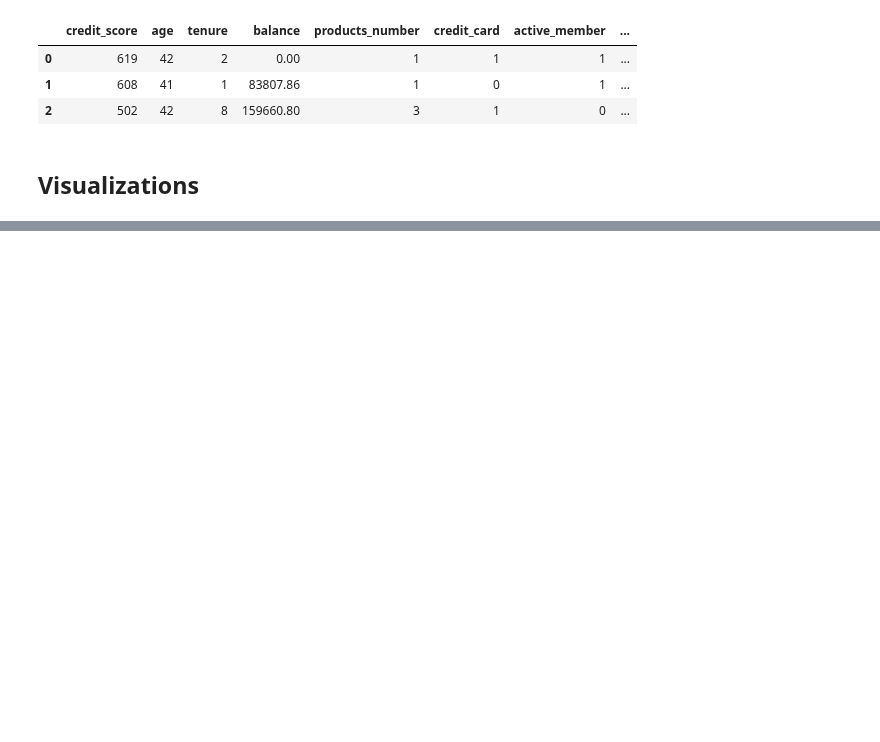
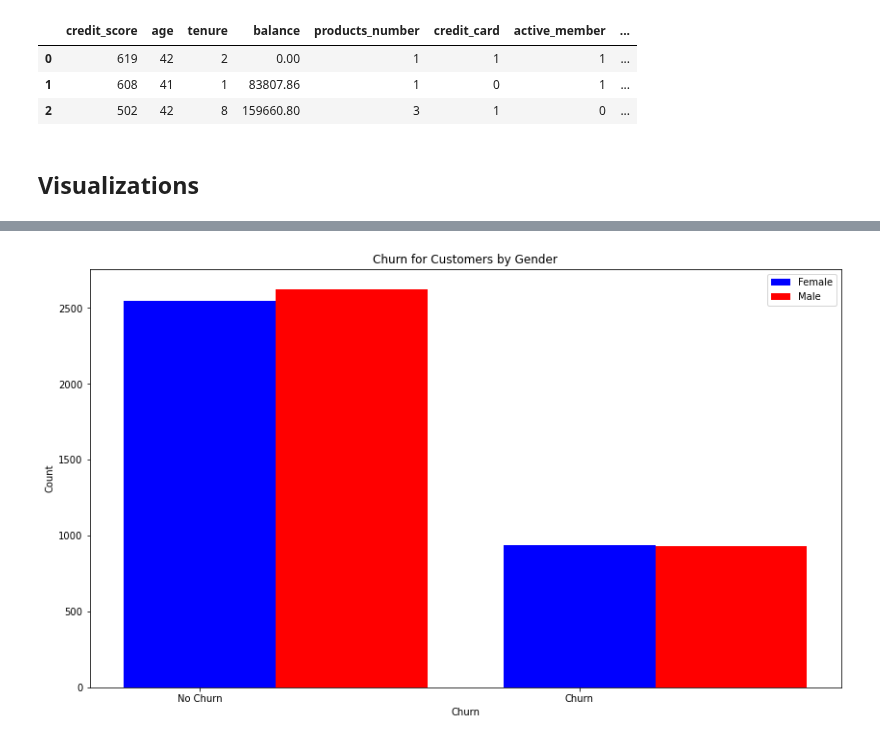
Before and after one commit to joshgreenert/Python-Projects, a Jupyter notebook: Applied Data Science/Project_2_Churn_Predictions/PR 2 Milestone 2 Code GreenertJ.ipynb, the cells around one changed output, grey strips where cells are left out. Drawn from its saved outputs; the diff is of its cells as text; code cells hidden in the pictures; blank space fills up the shorter version.

```diff
--- a/Applied Data Science/Project_2_Churn_Predictions/PR 2 Milestone 2 Code GreenertJ.ipynb
+++ b/Applied Data Science/Project_2_Churn_Predictions/PR 2 Milestone 2 Code GreenertJ.ipynb
@@ -68,0 +75,32 @@ plt.show()
+# %%
+# Filter the data to include only females and males, and the Churn column
+gender_df = df_telecom.loc[df_telecom['gender_Female'].isin([1,0]) & df_telecom['gender_Male'].isin([1,0]), ['gender_Female', 'Churn']]
+
+# Group the data by gender and Churn, and count the number of records
+gender_churn_counts = gender_df.groupby(['gender_Female', 'Churn']).size().reset_index(name='count')
+
+# Create a bar plot for churn by gender
+fig, ax = plt.subplots(figsize=(14, 8))
+
+# Plot the bars for female churn counts
+ax.bar(x=[0, 1], height=gender_churn_counts.loc[gender_churn_counts['gender_Female'] == 1]['count'],
+       width=0.4, color='blue', align='edge', label='Female')
+
+# Plot the bars for male churn counts
+ax.bar(x=[0.4, 1.4], height=gender_churn_counts.loc[gender_churn_counts['gender_Female'] == 0]['count'],
+       width=0.4, color='red', align='edge', label='Male')
+
+# Set the x-axis labels and title
+ax.set_xticks([0.2, 1.2])
+ax.set_xticklabels(['No Churn', 'Churn'])
+ax.set_xlabel('Churn')
+ax.set_ylabel('Count')
+ax.set_title('Churn for Customers by Gender')
+
+# Add the legend
+ax.legend()
+
+# Display the chart
+plt.show()
+# %% [output]
+[figure, added]
```
Also changed, not shown: parts of 5 cells of this notebook.
